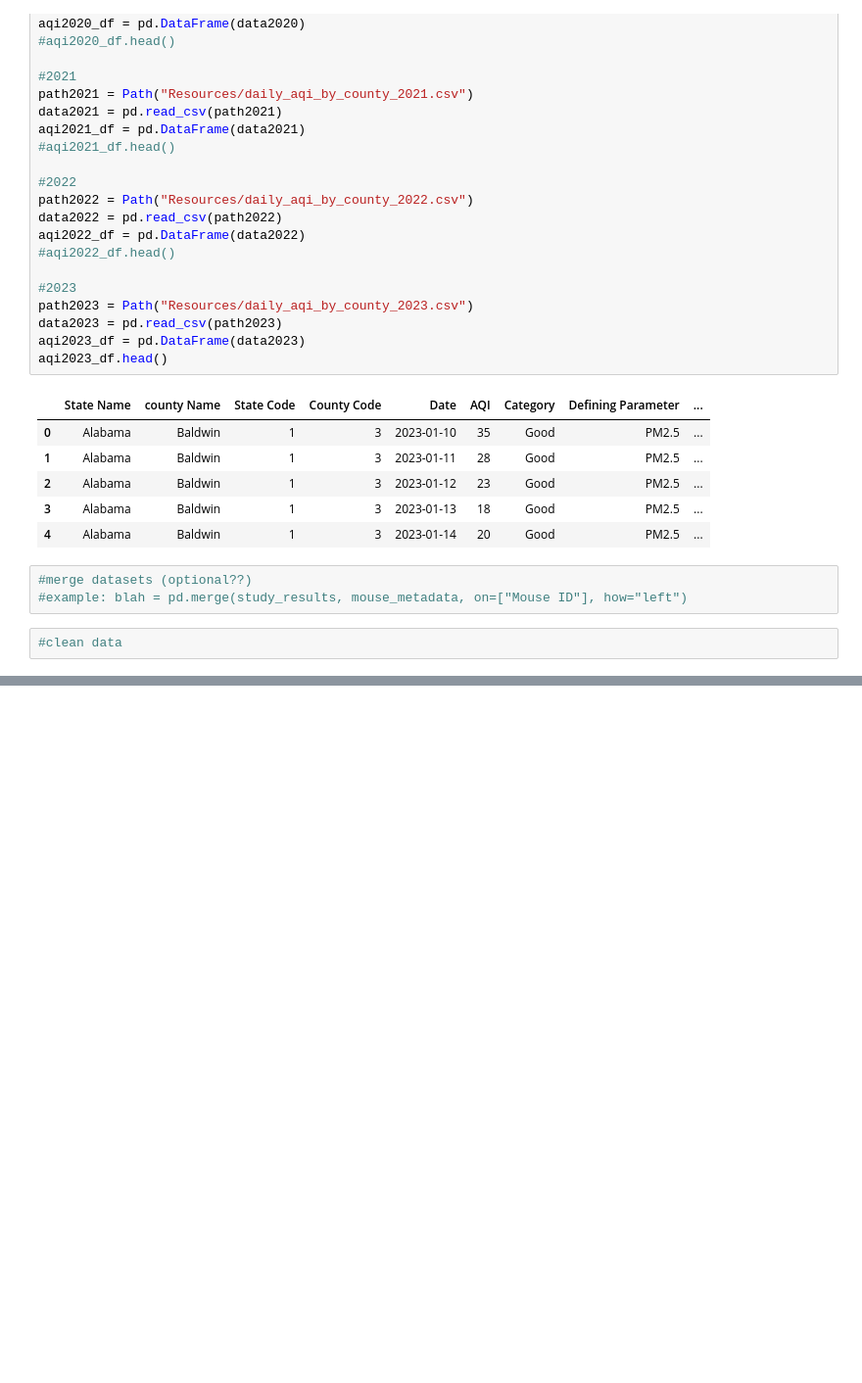
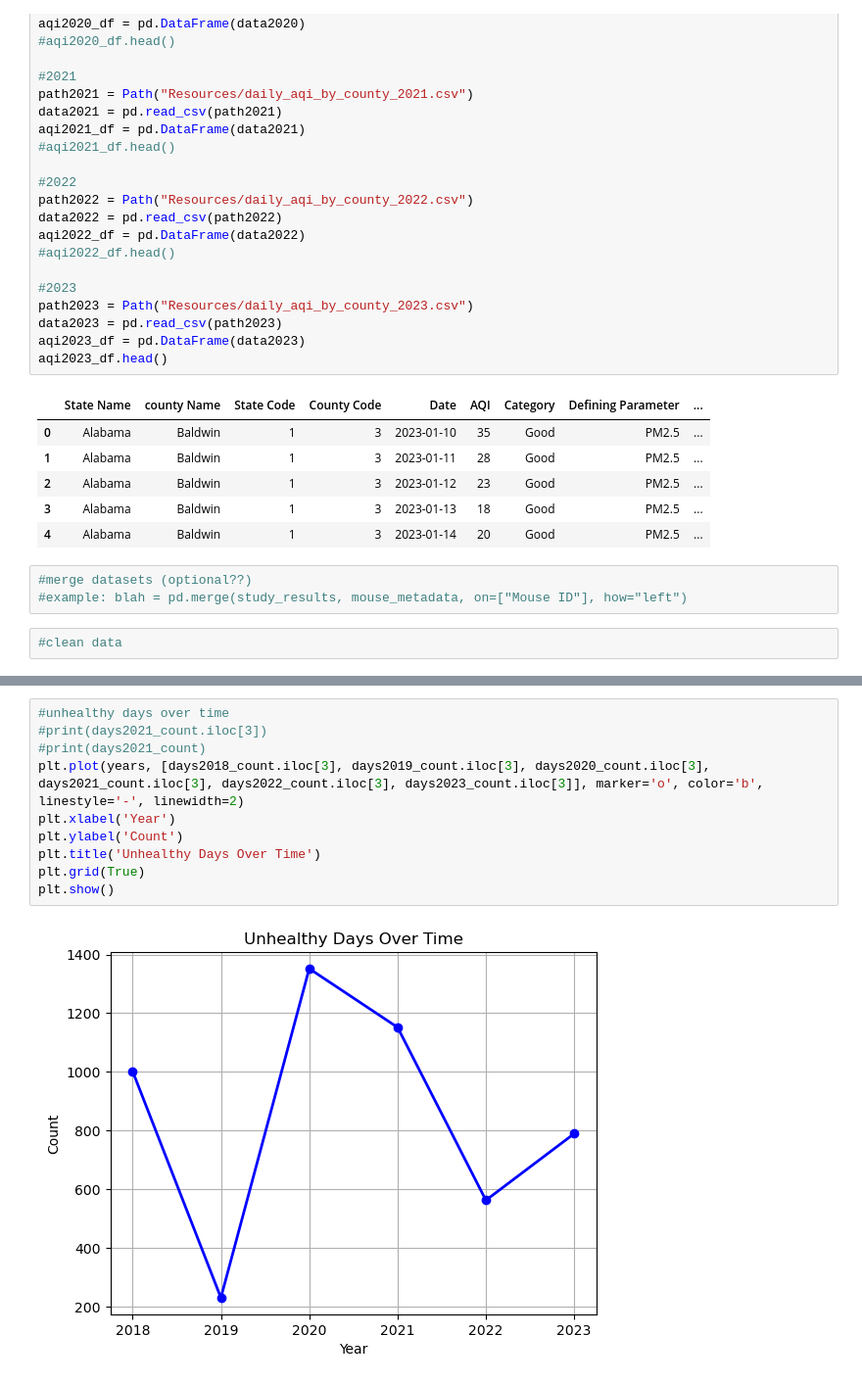
Before and after one commit to emilyclairevoyant/data-questers, a Jupyter notebook: Years2018-2023_piecharts.ipynb, the cells around one changed output, grey strips where cells are left out. Shown: that part at 98% size. Saved outputs shown, nothing was run; the diff lists cells and outputs as text; blank space fills up the shorter version.

```diff
--- a/Years2018-2023_piecharts.ipynb
+++ b/Years2018-2023_piecharts.ipynb
@@ -157,0 +201,12 @@ plt.show()
+# %%
+#unhealthy days over time
+#print(days2021_count.iloc[3])
+#print(days2021_count)
+plt.plot(years, [days2018_count.iloc[3], days2019_count.iloc[3], days2020_count.iloc[3], days2021_count.iloc[3], days2022_count.iloc[3], days2023_count.iloc[3]], marker='o', color='b', linestyle='-', linewidth=2)
+plt.xlabel('Year')
+plt.ylabel('Count')
+plt.title('Unhealthy Days Over Time')
+plt.grid(True)
+plt.show()
+# %% [output]
+[figure, added]
```
Also changed, not shown: parts of 9 cells of this notebook.
